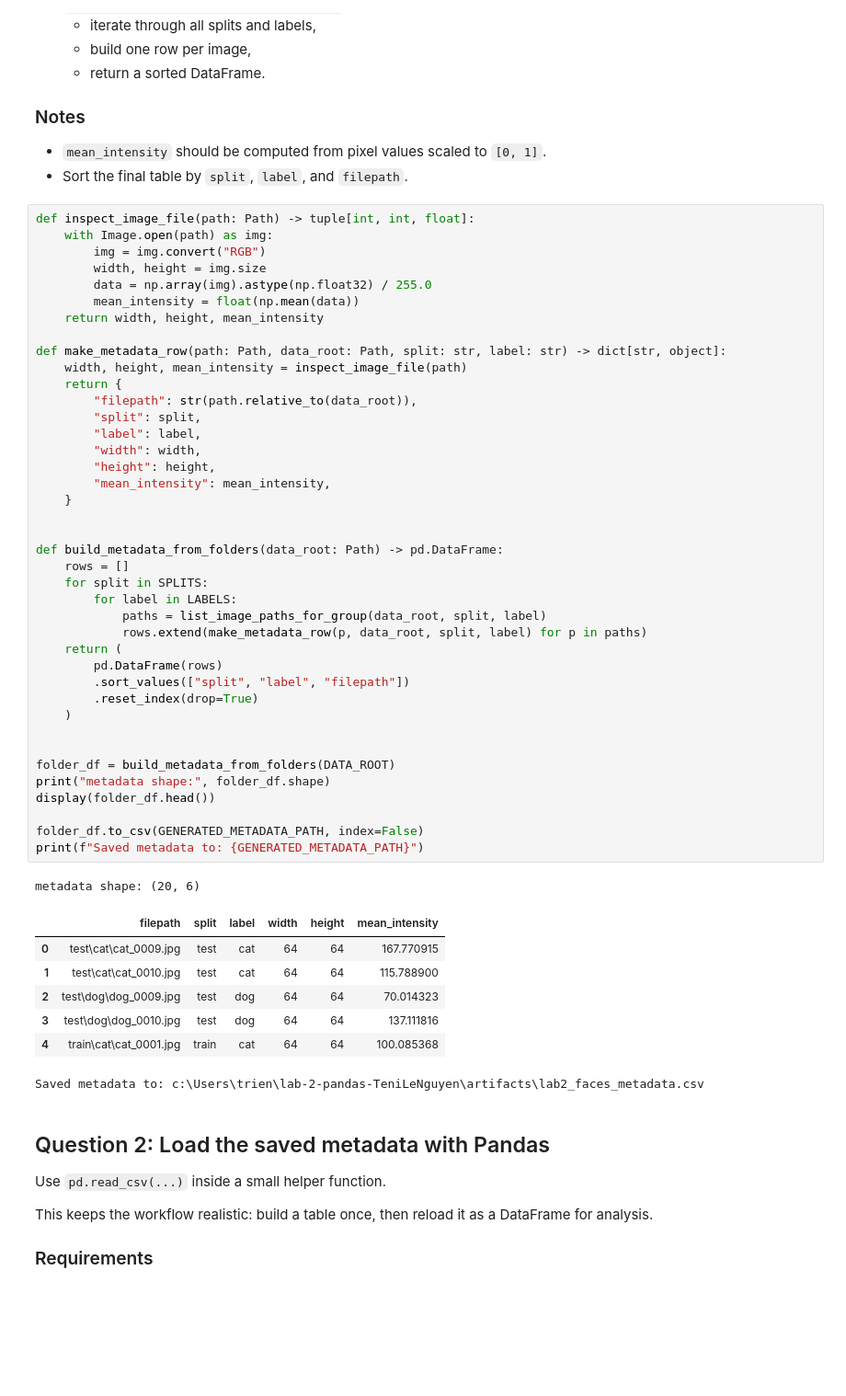
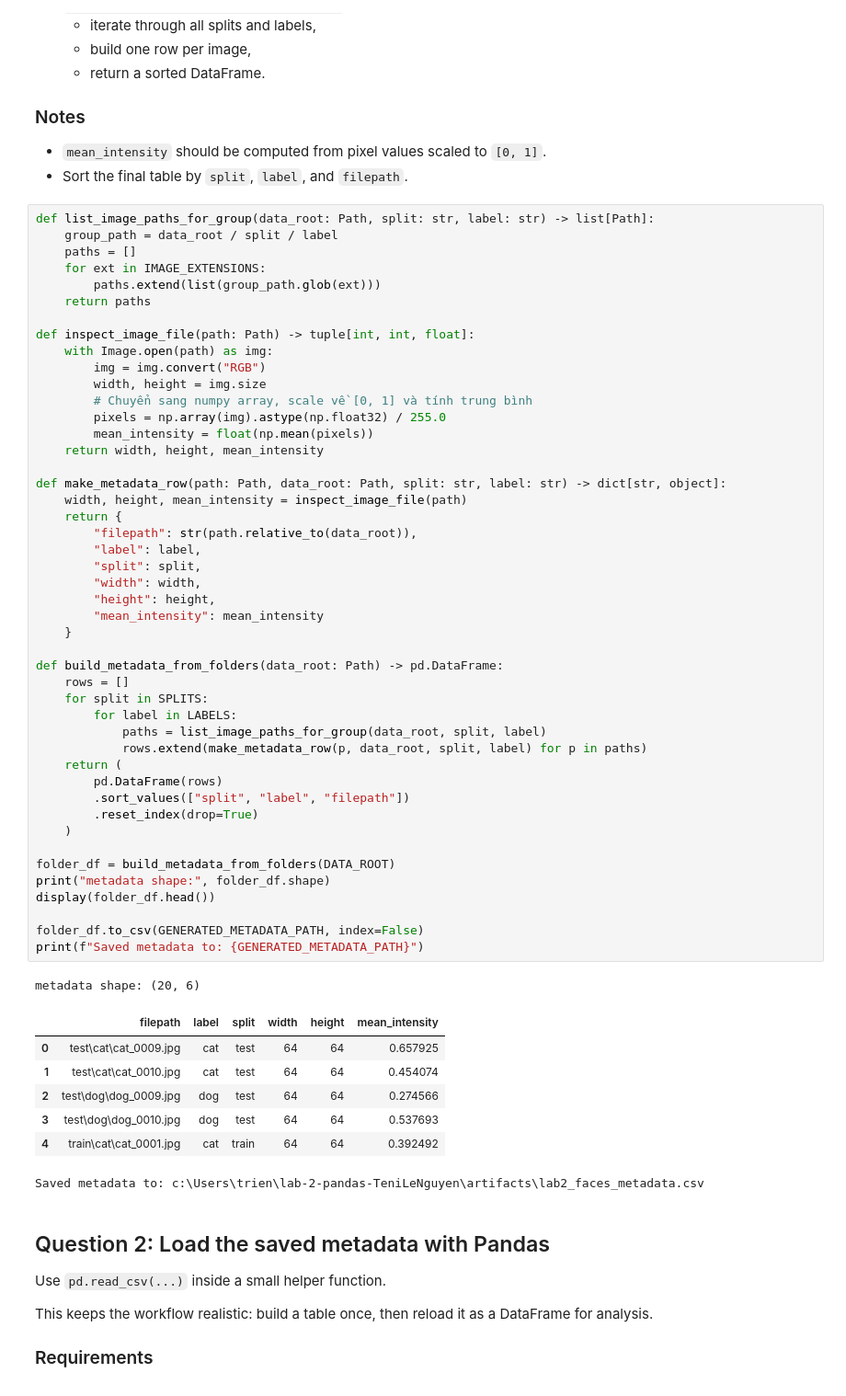
Before and after one commit to vgu-dsai-2026/lab-2-pandas-TeniLeNguyen, a Jupyter notebook: notebook.ipynb, the cells around one changed output. Shown at 92% size. Drawn from its saved outputs; the diff is of its cells as text; blank space fills up the shorter version.

```diff
--- a/notebook.ipynb
+++ b/notebook.ipynb
@@ -91,53 +91,59 @@ Build a dataframe with at least these columns:
 - `mean_intensity` should be computed from pixel values scaled to `[0, 1]`.
 - Sort the final table by `split`, `label`, and `filepath`.
 # %%
+def list_image_paths_for_group(data_root: Path, split: str, label: str) -> list[Path]:
+    group_path = data_root / split / label
+    paths = []
+    for ext in IMAGE_EXTENSIONS:
+        paths.extend(list(group_path.glob(ext)))
+    return paths
+
 def inspect_image_file(path: Path) -> tuple[int, int, float]:
     with Image.open(path) as img:
         img = img.convert("RGB")
         width, height = img.size
-        data = np.array(img).astype(np.float32) / 255.0
-        mean_intensity = float(np.mean(data))
+        # Chuyển sang numpy array, scale về [0, 1] và tính trung bình
+        pixels = np.array(img).astype(np.float32) / 255.0
+        mean_intensity = float(np.mean(pixels))
     return width, height, mean_intensity
 
 def make_metadata_row(path: Path, data_root: Path, split: str, label: str) -> dict[str, object]:
     width, height, mean_intensity = inspect_image_file(path)
     return {
         "filepath": str(path.relative_to(data_root)),
+        "label": label,
         "split": split,
-        "label": label,
         "width": width,
         "height": height,
-        "mean_intensity": mean_intensity,
+        "mean_intensity": mean_intensity
     }
-
 
 def build_metadata_from_folders(data_root: Path) -> pd.DataFrame:
     rows = []
     for split in SPLITS:
         for label in LABELS:
             paths = list_image_paths_for_group(data_root, split, label)
             rows.extend(make_metadata_row(p, data_root, split, label) for p in paths)
     return (
         pd.DataFrame(rows)
         .sort_values(["split", "label", "filepath"])
         .reset_index(drop=True)
     )
 
-
 folder_df = build_metadata_from_folders(DATA_ROOT)
 print("metadata shape:", folder_df.shape)
 display(folder_df.head())
 
 folder_df.to_csv(GENERATED_METADATA_PATH, index=False)
 print(f"Saved metadata to: {GENERATED_METADATA_PATH}")
 # %% [output]
 metadata shape: (20, 6)
-|  | filepath | split | label | width | height | mean_intensity |
-| 0 | test\cat\cat_0009.jpg | test | cat | 64 | 64 | 167.770915 |
-| 1 | test\cat\cat_0010.jpg | test | cat | 64 | 64 | 115.788900 |
-| 2 | test\dog\dog_0009.jpg | test | dog | 64 | 64 | 70.014323 |
-| 3 | test\dog\dog_0010.jpg | test | dog | 64 | 64 | 137.111816 |
-| 4 | train\cat\cat_0001.jpg | train | cat | 64 | 64 | 100.085368 |
+|  | filepath | label | split | width | height | mean_intensity |
+| 0 | test\cat\cat_0009.jpg | cat | test | 64 | 64 | 0.657925 |
+| 1 | test\cat\cat_0010.jpg | cat | test | 64 | 64 | 0.454074 |
+| 2 | test\dog\dog_0009.jpg | dog | test | 64 | 64 | 0.274566 |
+| 3 | test\dog\dog_0010.jpg | dog | test | 64 | 64 | 0.537693 |
+| 4 | train\cat\cat_0001.jpg | cat | train | 64 | 64 | 0.392492 |
 Saved metadata to: c:\Users\trien\lab-2-pandas-TeniLeNguyen\artifacts\lab2_faces_metadata.csv
 # %% [markdown]
 ## Question 2: Load the saved metadata with Pandas
```
Also changed, not shown: parts of 7 cells of this notebook, 3 other files.
